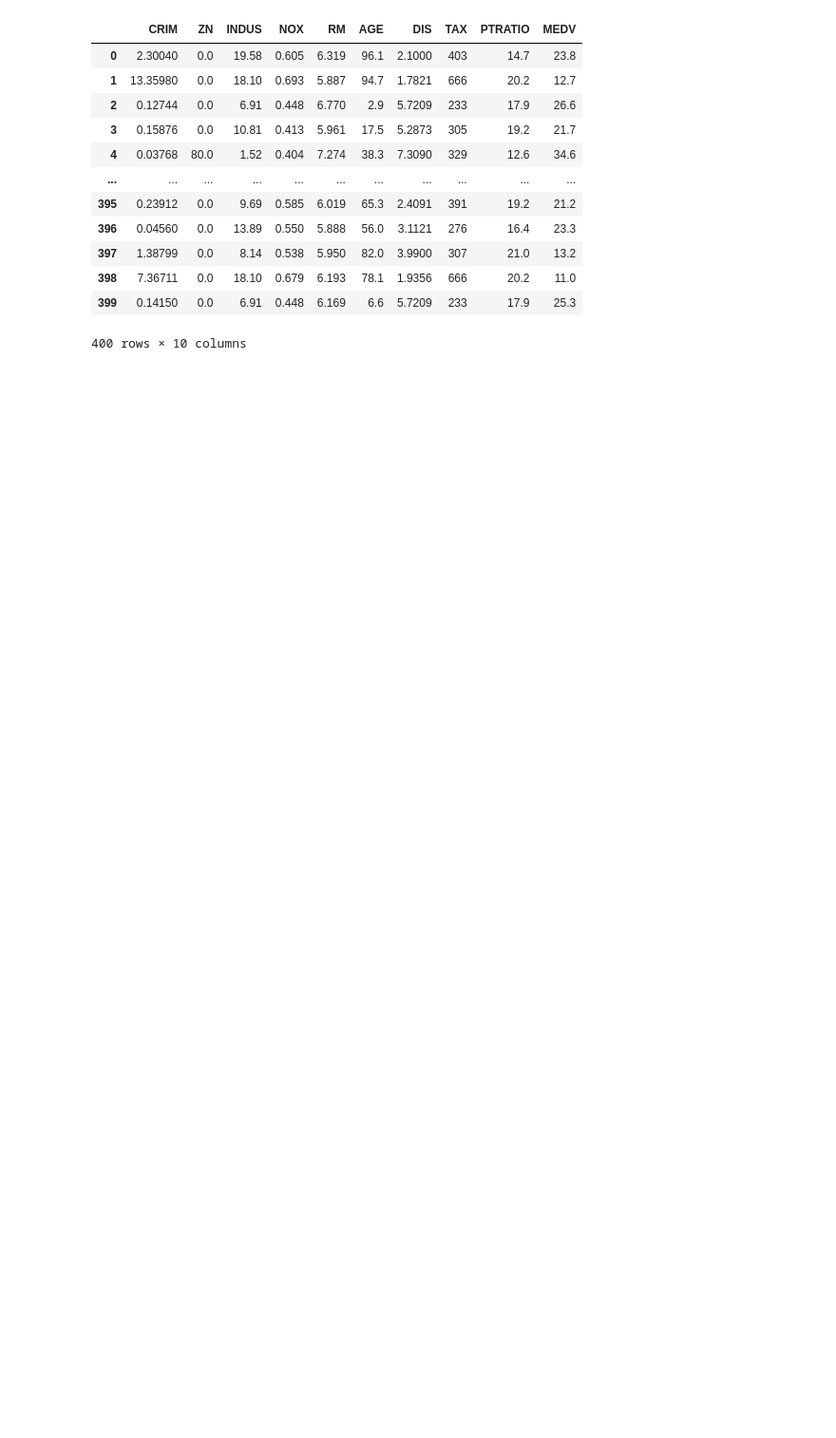
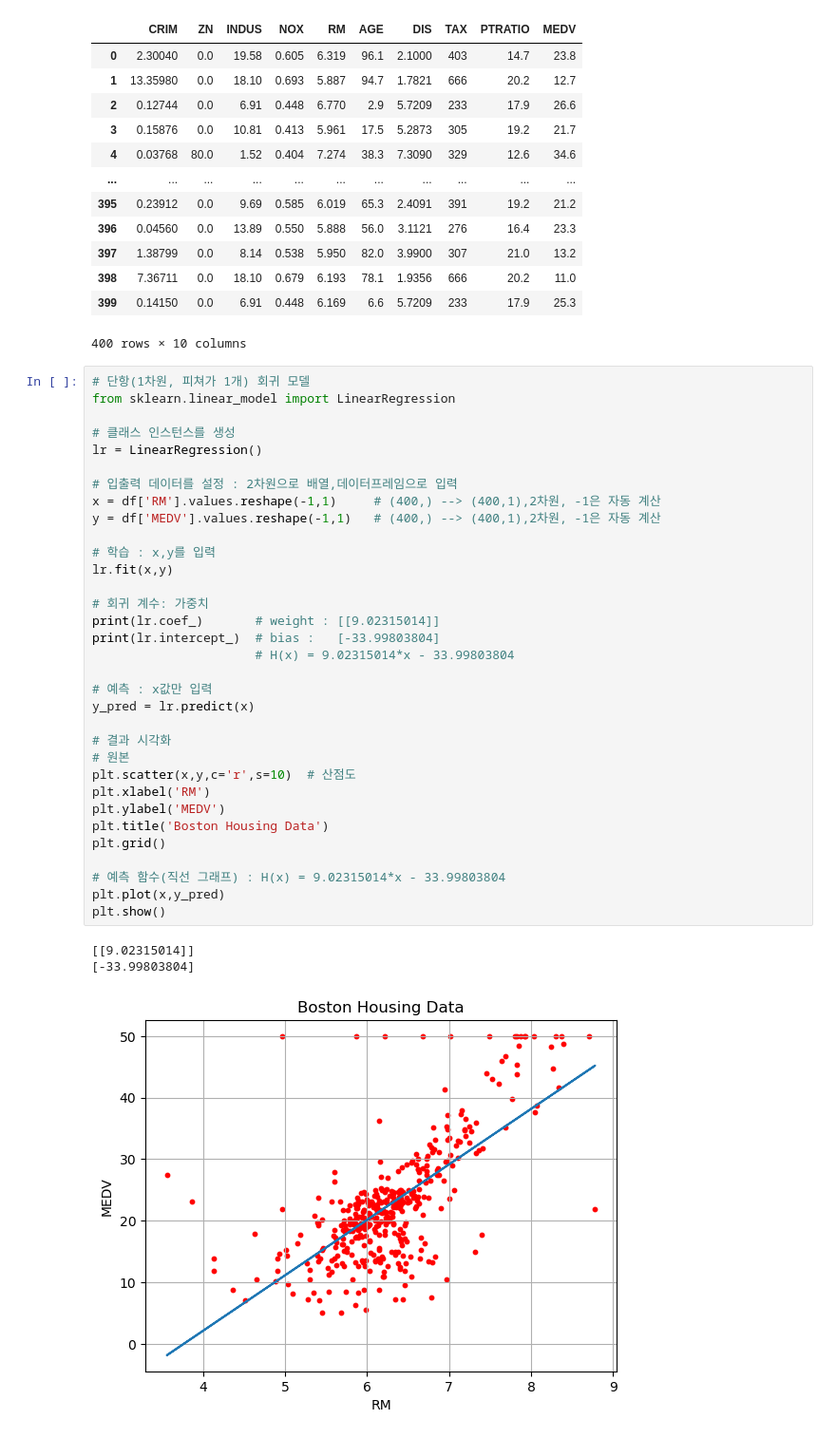
Before and after one commit to digicope/aws_ai05, a Jupyter notebook: 01_머신러닝을 위한 파이썬 프로그래밍/02_머신러닝/02_선형회귀모델(Boston).ipynb, the cells around one changed output. Shown: that part at 95% size. Saved outputs shown, nothing was run; the diff lists cells and outputs as text; blank space fills up the shorter version.

```diff
--- a/01_머신러닝을 위한 파이썬 프로그래밍/02_머신러닝/02_선형회귀모델(Boston).ipynb
+++ b/01_머신러닝을 위한 파이썬 프로그래밍/02_머신러닝/02_선형회귀모델(Boston).ipynb
@@ -32,3 +32,40 @@ df
 | 398 | 7.36711 | 0.0 | 18.10 | 0.679 | 6.193 | 78.1 | 1.9356 | 666 | 20.2 | 11.0 |
 | 399 | 0.14150 | 0.0 | 6.91 | 0.448 | 6.169 | 6.6 | 5.7209 | 233 | 17.9 | 25.3 |
 400 rows × 10 columns
+# %%
+# 단항(1차원, 피쳐가 1개) 회귀 모델
+from sklearn.linear_model import LinearRegression
+
+# 클래스 인스턴스를 생성
+lr = LinearRegression()
+
+# 입출력 데이터를 설정 : 2차원으로 배열,데이터프레임으로 입력
+x = df['RM'].values.reshape(-1,1)     # (400,) --> (400,1),2차원, -1은 자동 계산
+y = df['MEDV'].values.reshape(-1,1)   # (400,) --> (400,1),2차원, -1은 자동 계산
+
+# 학습 : x,y를 입력
+lr.fit(x,y)
+
+# 회귀 계수: 가중치
+print(lr.coef_)       # weight : [[9.02315014]]
+print(lr.intercept_)  # bias :   [-33.99803804]
+                      # H(x) = 9.02315014*x - 33.99803804
+
+# 예측 : x값만 입력
+y_pred = lr.predict(x)
+
+# 결과 시각화
+# 원본
+plt.scatter(x,y,c='r',s=10)  # 산점도
+plt.xlabel('RM')
+plt.ylabel('MEDV')
+plt.title('Boston Housing Data')
+plt.grid()
+
+# 예측 함수(직선 그래프) : H(x) = 9.02315014*x - 33.99803804
+plt.plot(x,y_pred)
+plt.show()
+# %% [output]
+[[9.02315014]]
+[-33.99803804]
+[figure, added]
```
Also changed, not shown: parts of 5 cells of this notebook.
